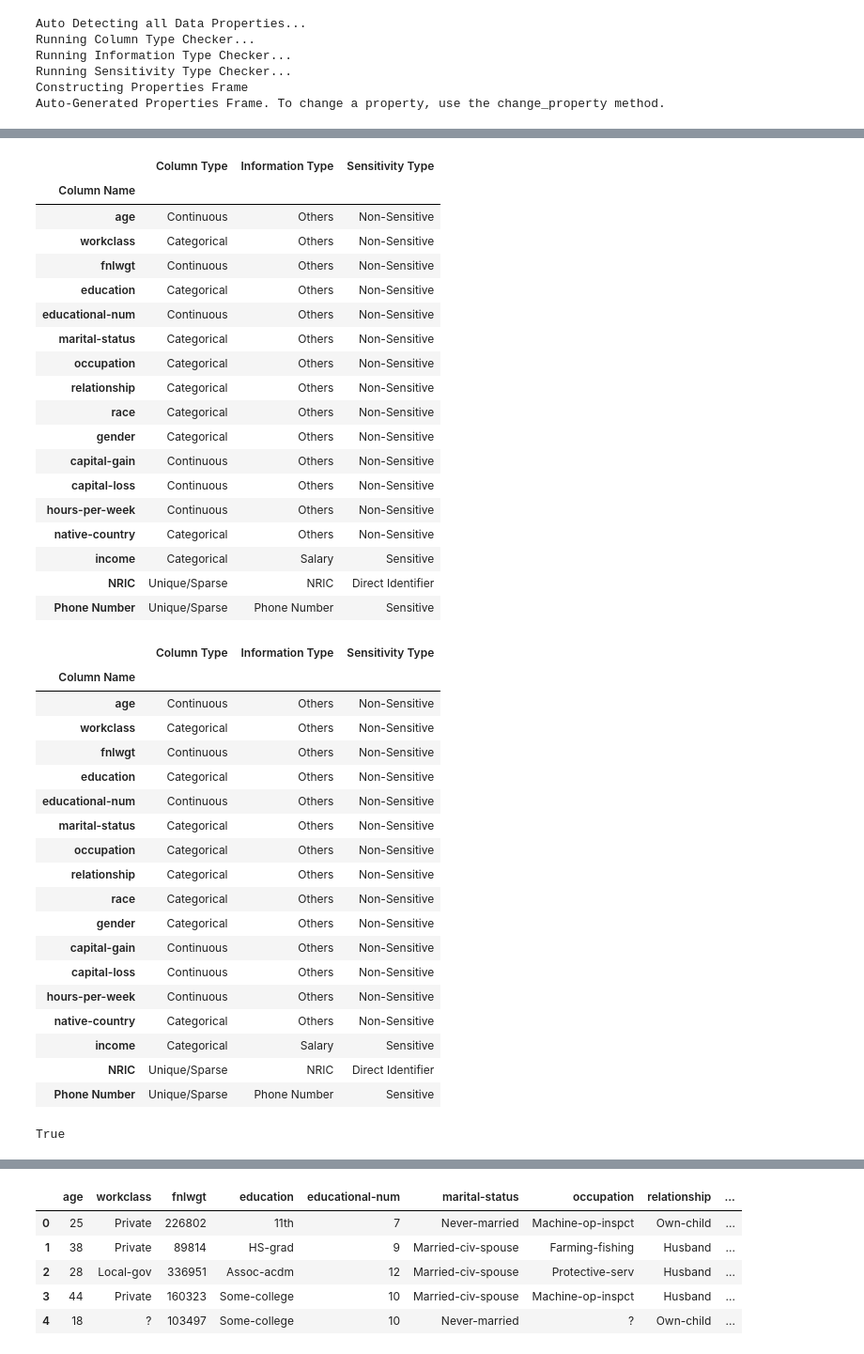
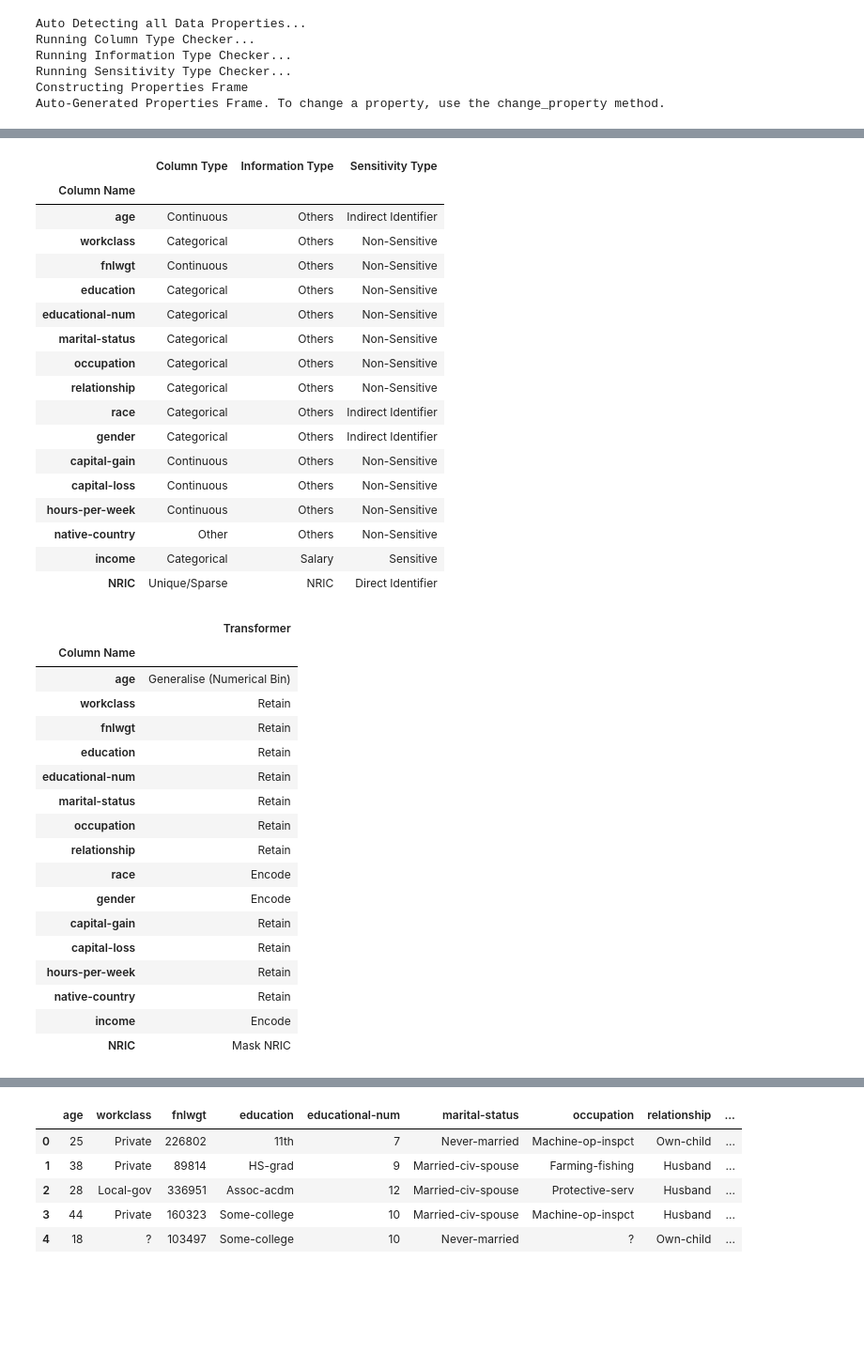
Before and after one commit to dylanlo8/SynPiper, a Jupyter notebook: anonymizer/test.ipynb, the cells around one changed output, grey strips where cells are left out. Shown at 94% size. Saved outputs shown, nothing was run; the diff lists cells and outputs as text; code cells hidden in the pictures; blank space fills up the shorter version.

```diff
--- a/anonymizer/test.ipynb
+++ b/anonymizer/test.ipynb
@@ -15,8 +8,9 @@ SyntaxError: invalid syntax (2115001920.py, line 2)
 # %%
+# Adding Fake NRIC Column
 fakenric = pd.Series(range(1000000, 1048843)).map(lambda x : "T" + str(x) + "Z")
-fakephone = pd.Series(range(90000001, 90048843))
 df["NRIC"] = fakenric
-df["Phone Number"] = fakephone
+
+# Adding Fake Date of Birth Column
 # %%
 anonymizer = DataAnonymizer(df)
 # %% [output]
@@ -40,48 +25,40 @@ anonymizer.properties_frame
 # %% [output]
 |  | Column Type | Information Type | Sensitivity Type |
 | Column Name |  |  |  |
-| age | Continuous | Others | Non-Sensitive |
+| age | Continuous | Others | Indirect Identifier |
 | workclass | Categorical | Others | Non-Sensitive |
 | fnlwgt | Continuous | Others | Non-Sensitive |
 | education | Categorical | Others | Non-Sensitive |
-| educational-num | Continuous | Others | Non-Sensitive |
+| educational-num | Categorical | Others | Non-Sensitive |
 | marital-status | Categorical | Others | Non-Sensitive |
 | occupation | Categorical | Others | Non-Sensitive |
 | relationship | Categorical | Others | Non-Sensitive |
-| race | Categorical | Others | Non-Sensitive |
-| gender | Categorical | Others | Non-Sensitive |
+| race | Categorical | Others | Indirect Identifier |
+| gender | Categorical | Others | Indirect Identifier |
 | capital-gain | Continuous | Others | Non-Sensitive |
 | capital-loss | Continuous | Others | Non-Sensitive |
 | hours-per-week | Continuous | Others | Non-Sensitive |
-| native-country | Categorical | Others | Non-Sensitive |
+| native-country | Other | Others | Non-Sensitive |
 | income | Categorical | Salary | Sensitive |
 | NRIC | Unique/Sparse | NRIC | Direct Identifier |
-| Phone Number | Unique/Sparse | Phone Number | Sensitive |
 # %%
-anonymizer.properties_frame
+anonymizer.get_mask_table()
 # %% [output]
-|  | Column Type | Information Type | Sensitivity Type |
-| Column Name |  |  |  |
-| age | Continuous | Others | Non-Sensitive |
-| workclass | Categorical | Others | Non-Sensitive |
-| fnlwgt | Continuous | Others | Non-Sensitive |
-| education | Categorical | Others | Non-Sensitive |
-| educational-num | Continuous | Others | Non-Sensitive |
-| marital-status | Categorical | Others | Non-Sensitive |
-| occupation | Categorical | Others | Non-Sensitive |
-| relationship | Categorical | Others | Non-Sensitive |
-| race | Categorical | Others | Non-Sensitive |
-| gender | Categorical | Others | Non-Sensitive |
-| capital-gain | Continuous | Others | Non-Sensitive |
-| capital-loss | Continuous | Others | Non-Sensitive |
-| hours-per-week | Continuous | Others | Non-Sensitive |
-| native-country | Categorical | Others | Non-Sensitive |
-| income | Categorical | Salary | Sensitive |
-| NRIC | Unique/Sparse | NRIC | Direct Identifier |
-| Phone Number | Unique/Sparse | Phone Number | Sensitive |
+|  | Transformer |
+| Column Name |  |
+| age | Generalise (Numerical Bin) |
+| workclass | Retain |
+| fnlwgt | Retain |
+| education | Retain |
+| educational-num | Retain |
+| marital-status | Retain |
+| occupation | Retain |
+| relationship | Retain |
+| race | Encode |
+| gender | Encode |
+| capital-gain | Retain |
+| capital-loss | Retain |
+| hours-per-week | Retain |
+| native-country | Retain |
+| income | Encode |
+| NRIC | Mask NRIC |
-# %%
-from auto_detect import *
-emails = pd.Series(["awsdasd@gmail.com", "eafeqwfew@yahoo.com"])
-email_checker(emails)
-# %% [output]
-True
```
Also changed, not shown: parts of 9 cells of this notebook, 3 other files.
